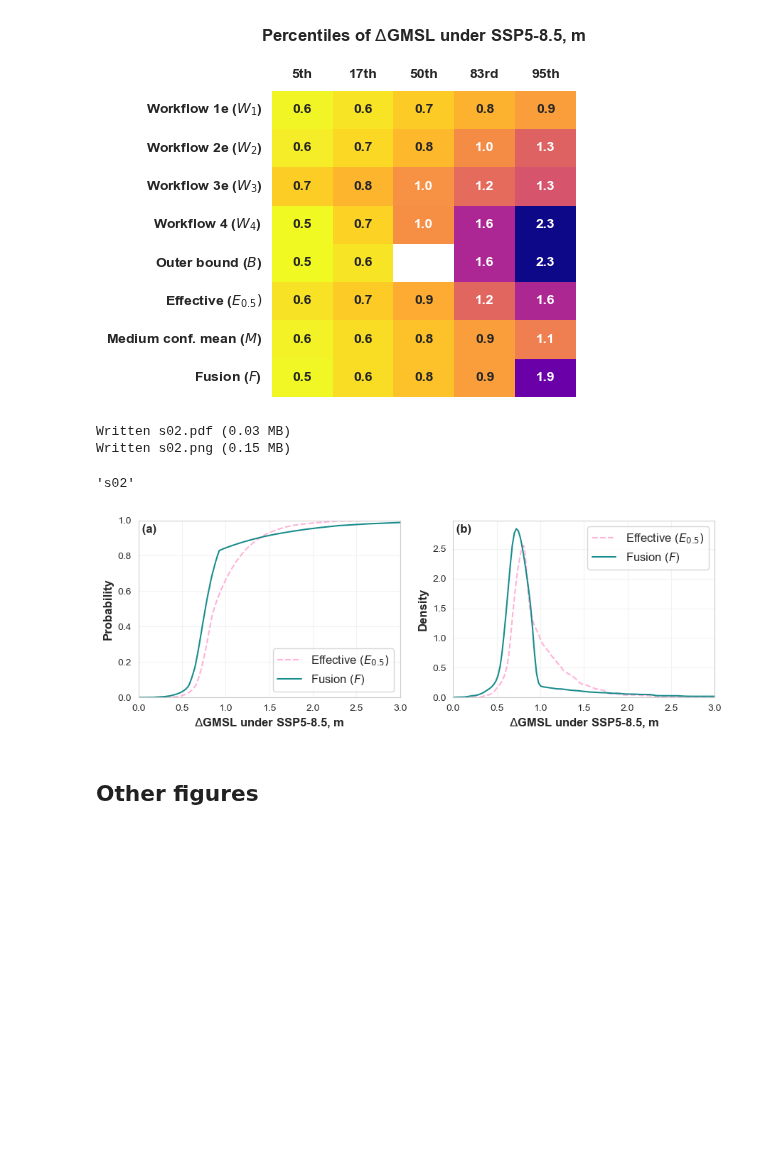
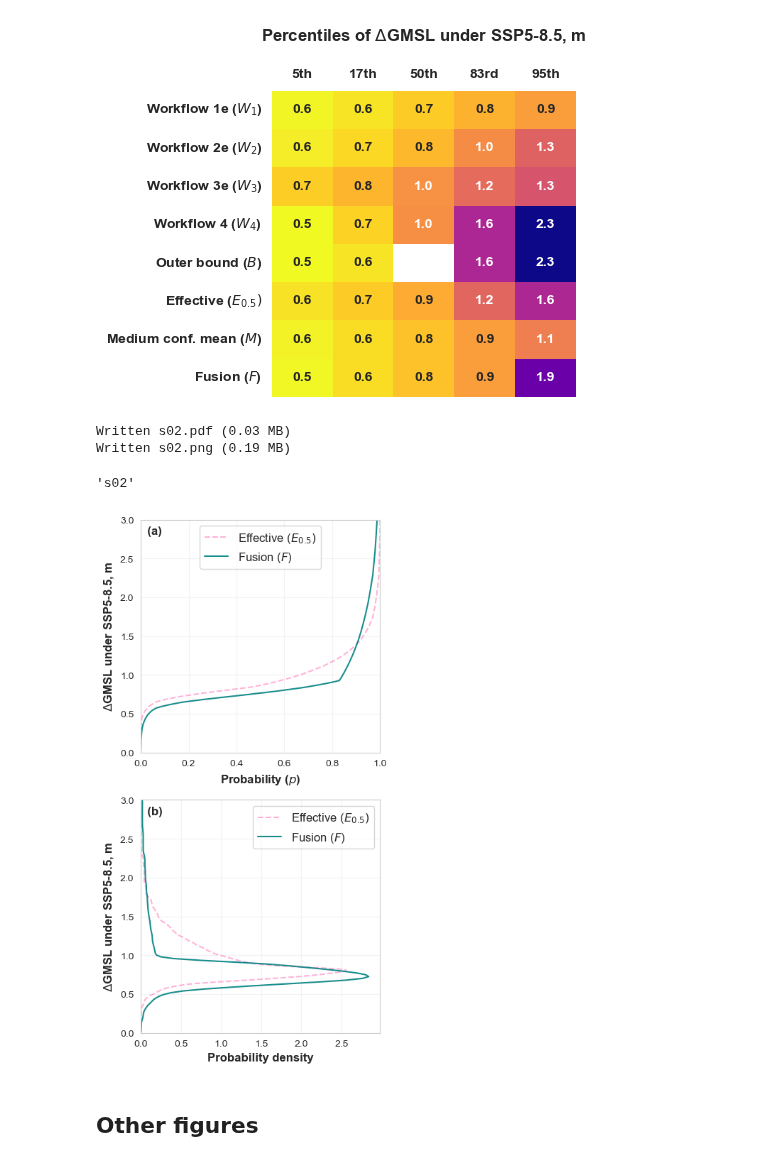
Before and after one commit to grandey/d23a-fusion, a Jupyter notebook: fusion_analysis_d23a.ipynb, the cells around one changed output. Saved outputs shown, nothing was run; the diff lists cells and outputs as text; code cells hidden in the pictures; blank space fills up the shorter version.

```diff
--- a/fusion_analysis_d23a.ipynb
+++ b/fusion_analysis_d23a.ipynb
@@ -118,16 +118,16 @@ Written s01.png (0.14 MB)
 [figure]
 # %%
 # SSP5 year-2100 effective_0.5 and fusion_1e+2e
-fig, axs = d23a.fig_qfs_marginals(workflows_r=(('fusion_1e+2e',),),
-                                  bg_workflows_r=(('effective_0.5',),),
-                                  pbox_r=(False,),
-                                  rate=False, scenario='ssp585', year=2100, gauge=None, xlim=(0, 3.))
+fig, axs = d23a.fig_qfs_marginals(workflows_c=(('fusion_1e+2e',),),
+                                  bg_workflows_c=(('effective_0.5',),),
+                                  pbox_c=(False,),
+                                  rate=False, scenario='ssp585', year=2100, gauge=None, lim=(0, 3.))
 d23a.name_save_fig(fig, fso='s')
 # %% [output]
 Written s02.pdf (0.03 MB)
-Written s02.png (0.15 MB)
+Written s02.png (0.19 MB)
 's02'
-[figure, old version]
+[figure, new version]
 # %% [markdown]
 ## Other figures
 # %%
```
Also changed, not shown: parts of 5 cells of this notebook, 8 other files.
